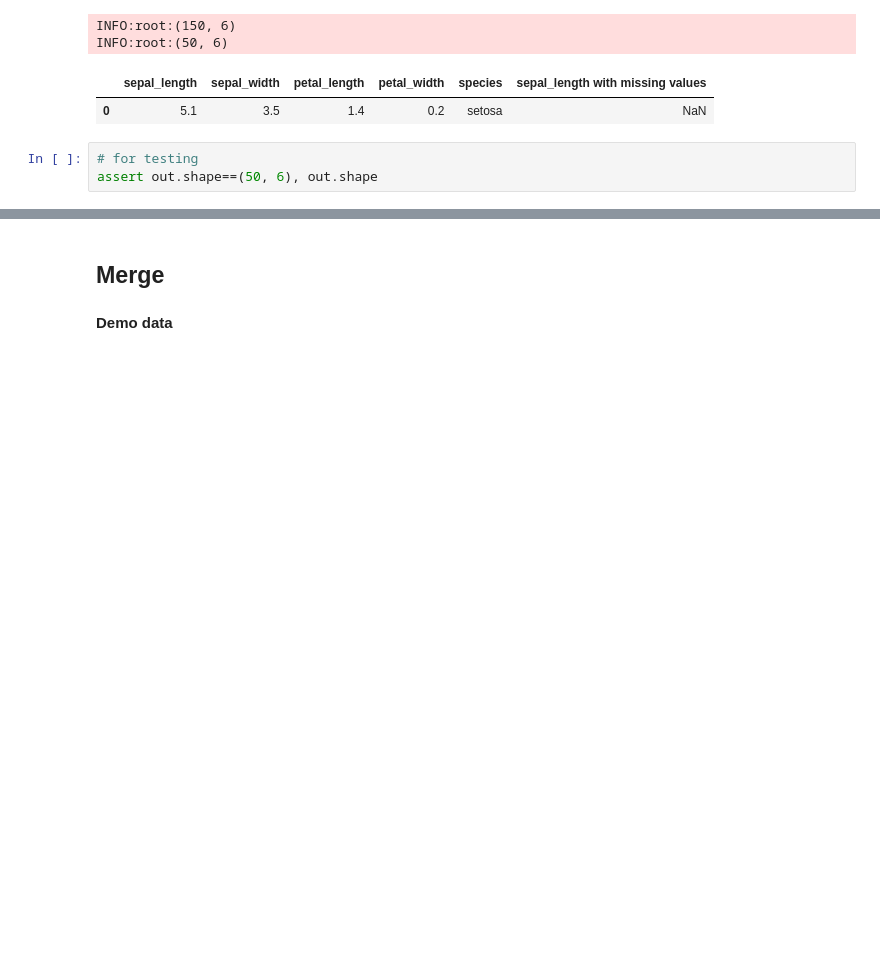
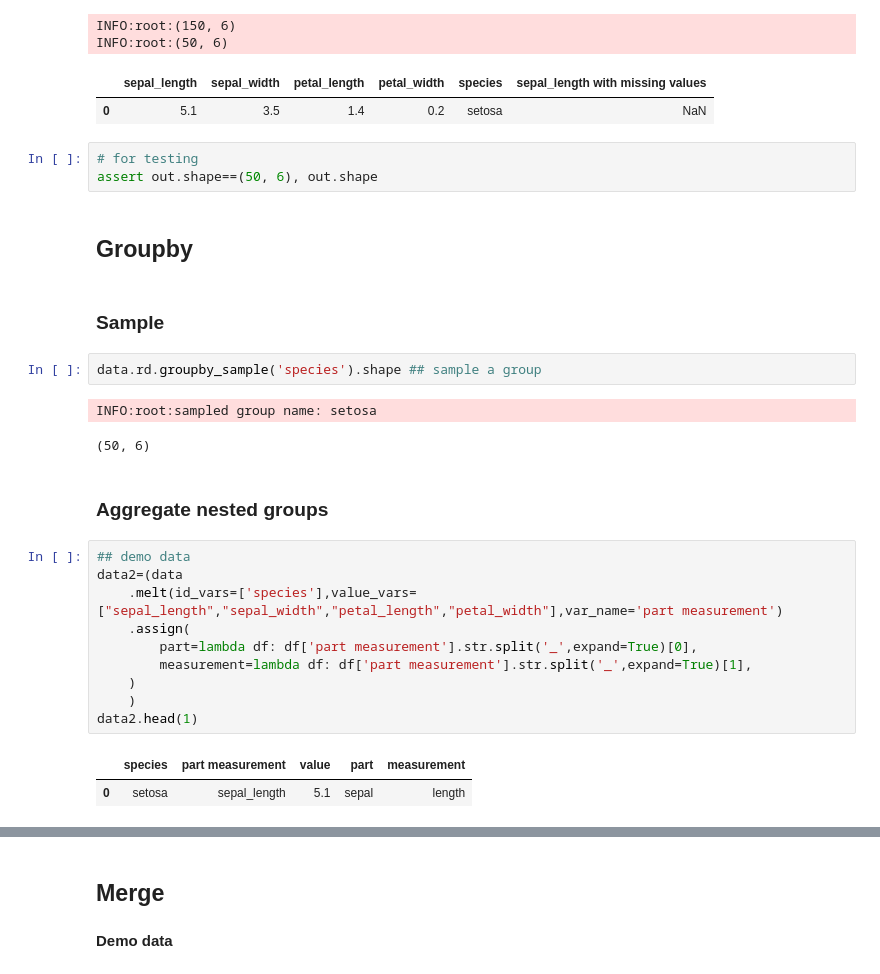
Before and after one commit to rraadd88/roux, a Jupyter notebook: examples/roux_lib_df.ipynb, the cells around one changed output, grey strips where cells are left out. Saved outputs shown, nothing was run; the diff lists cells and outputs as text; blank space fills up the shorter version.

```diff
--- a/examples/roux_lib_df.ipynb
+++ b/examples/roux_lib_df.ipynb
@@ -167,3 +167,27 @@ INFO:root:(50, 6)
 # %%
 # for testing
 assert out.shape==(50, 6), out.shape
+# %% [markdown]
+## Groupby
+# %% [markdown]
+### Sample
+# %%
+data.rd.groupby_sample('species').shape ## sample a group
+# %% [output]
+INFO:root:sampled group name: setosa
+(50, 6)
+# %% [markdown]
+### Aggregate nested groups
+# %%
+## demo data
+data2=(data
+    .melt(id_vars=['species'],value_vars=["sepal_length","sepal_width","petal_length","petal_width"],var_name='part measurement')
+    .assign(
+        part=lambda df: df['part measurement'].str.split('_',expand=True)[0],
+        measurement=lambda df: df['part measurement'].str.split('_',expand=True)[1],
+    )
+    )
+data2.head(1)
+# %% [output]
+|  | species | part measurement | value | part | measurement |
+| 0 | setosa | sepal_length | 5.1 | sepal | length |
```
Also changed, not shown: parts of 1 cell of this notebook, 4 other files.
